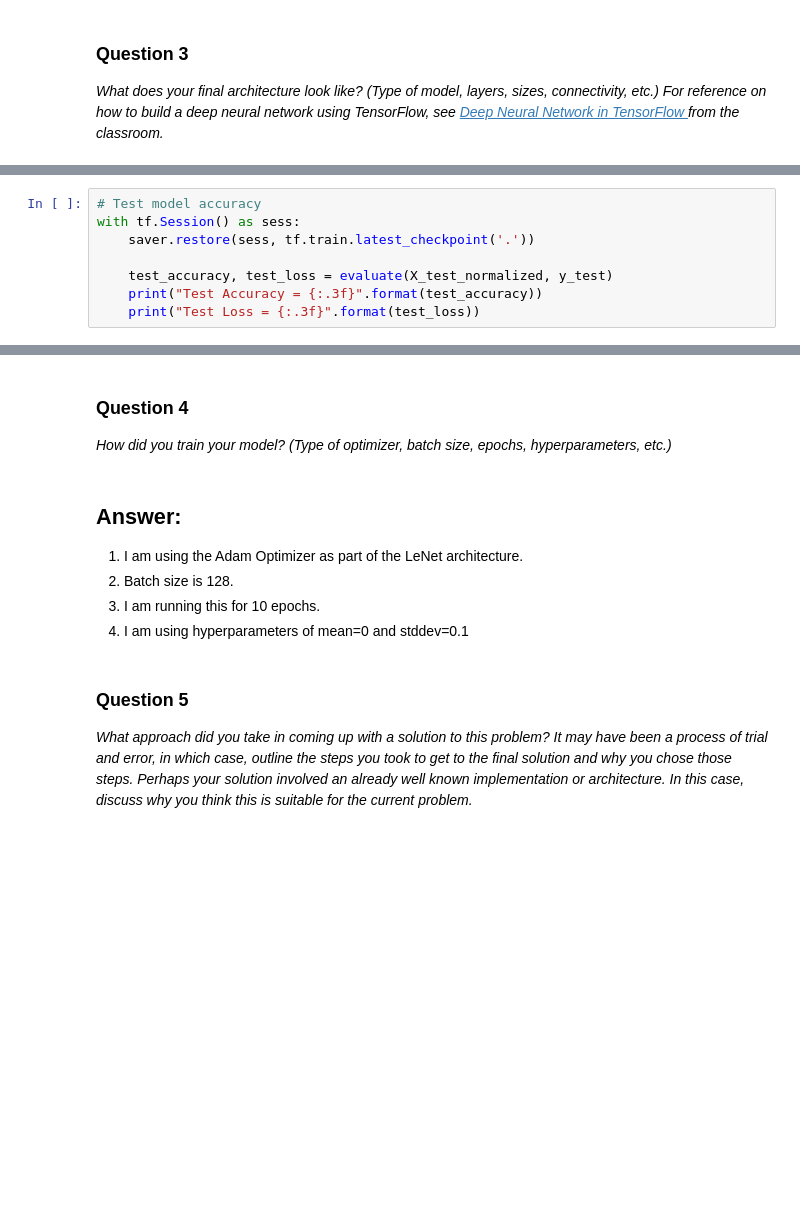
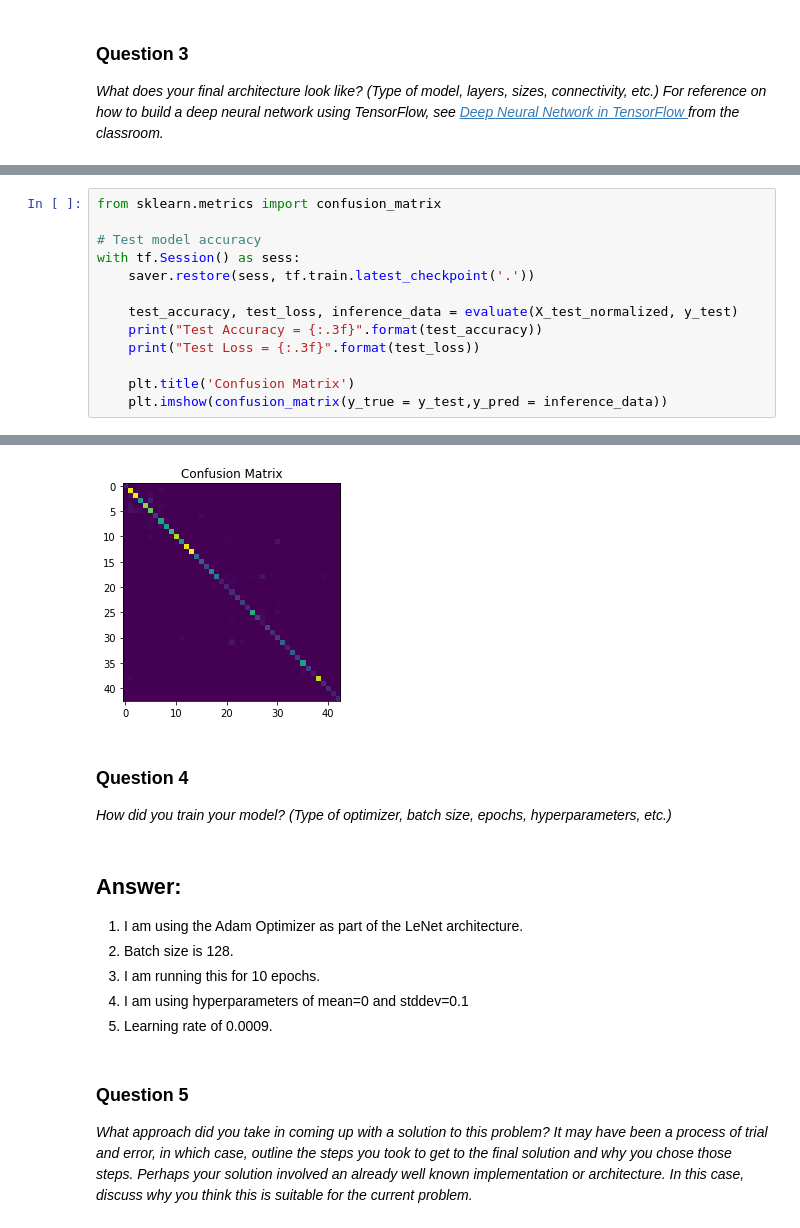
Before and after one commit to 361793842/CarND-Traffic-Sign-Classifier-Project, a Jupyter notebook: Traffic_Sign_Classifier.ipynb, the cells around one changed output, grey strips where cells are left out. Drawn from its saved outputs; the diff is of its cells as text; blank space fills up the shorter version.

```diff
--- a/Traffic_Sign_Classifier.ipynb
+++ b/Traffic_Sign_Classifier.ipynb
@@ -438,11 +441,16 @@ Time Taken = 4.99 sec
 
 Model saved
 # %%
+from sklearn.metrics import confusion_matrix
+
 # Test model accuracy
 with tf.Session() as sess:
     saver.restore(sess, tf.train.latest_checkpoint('.'))
 
-    test_accuracy, test_loss = evaluate(X_test_normalized, y_test)
+    test_accuracy, test_loss, inference_data = evaluate(X_test_normalized, y_test)
     print("Test Accuracy = {:.3f}".format(test_accuracy))
     print("Test Loss = {:.3f}".format(test_loss))
+
+    plt.title('Confusion Matrix')
+    plt.imshow(confusion_matrix(y_true = y_test,y_pred = inference_data))
 # %% [output]
@@ -451,3 +459,4 @@ Test Loss = 0.455
+[figure, added]
 # %% [markdown]
 ### Question 4
 
@@ -459,6 +468,7 @@ _How did you train your model? (Type of optimizer, batch size, epochs, hyperpara
 2. Batch size is 128.
 3. I am running this for 10 epochs.
 4. I am using hyperparameters of mean=0 and stddev=0.1
+5. Learning rate of 0.0009.
 # %% [markdown]
 ### Question 5
 
```
Also changed, not shown: parts of 13 cells of this notebook, 1 other file.
